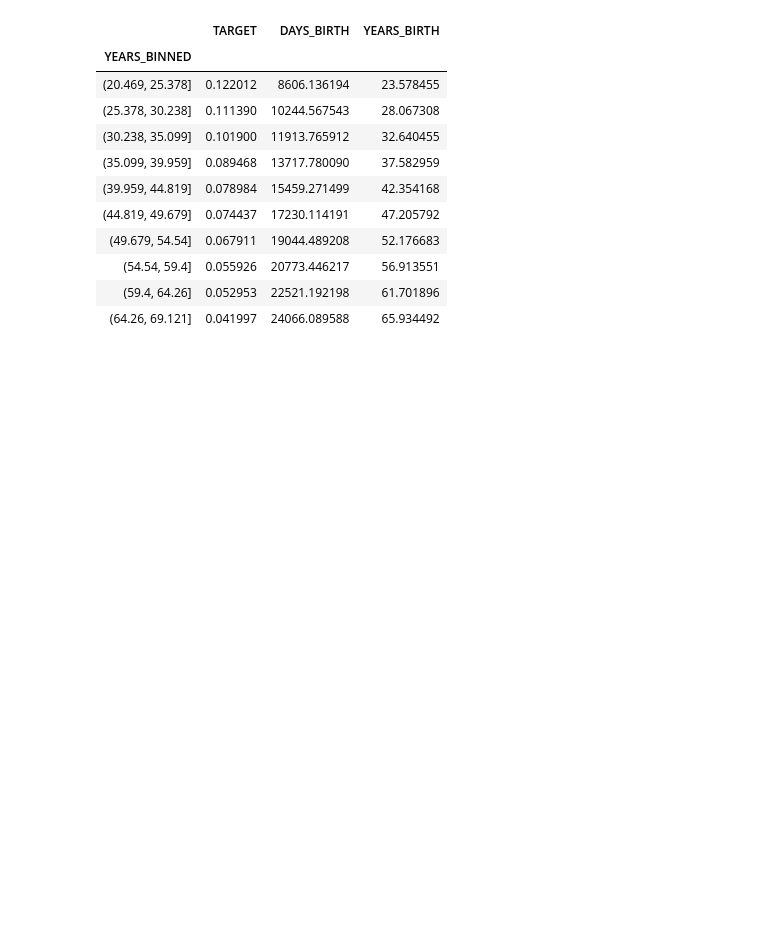
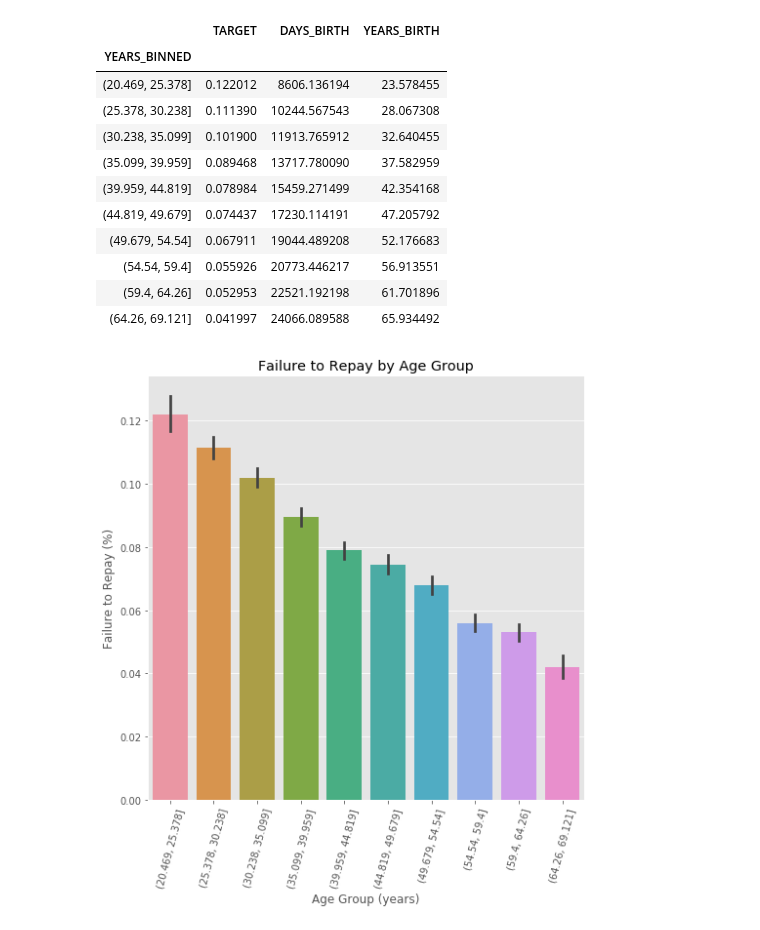
Before and after one commit to chingcc1209/4th-ML100Days, a Jupyter notebook: Day_016_HW.ipynb, the cells around one changed output. Cells and saved outputs as stored; diff of their text form; code cells hidden in the pictures; blank space fills up the shorter version.

```diff
--- a/Day_016_HW.ipynb
+++ b/Day_016_HW.ipynb
@@ -117,14 +117,16 @@ age_groups
 # %%
 plt.figure(figsize = (8, 8))
 
 # 以年齡區間為 x, target 為 y 繪製 barplot
 """
 Your Code Here
 """
 px = age_data['YEARS_BINNED']
-py = age_data.groupby('YEARS_BINNED')['TARGET']
+py = age_data['TARGET']
 sns.barplot(px, py)
 
 # Plot labeling
 plt.xticks(rotation = 75); plt.xlabel('Age Group (years)'); plt.ylabel('Failure to Repay (%)')
 plt.title('Failure to Repay by Age Group');
+# %% [output]
+[figure, added]
```
